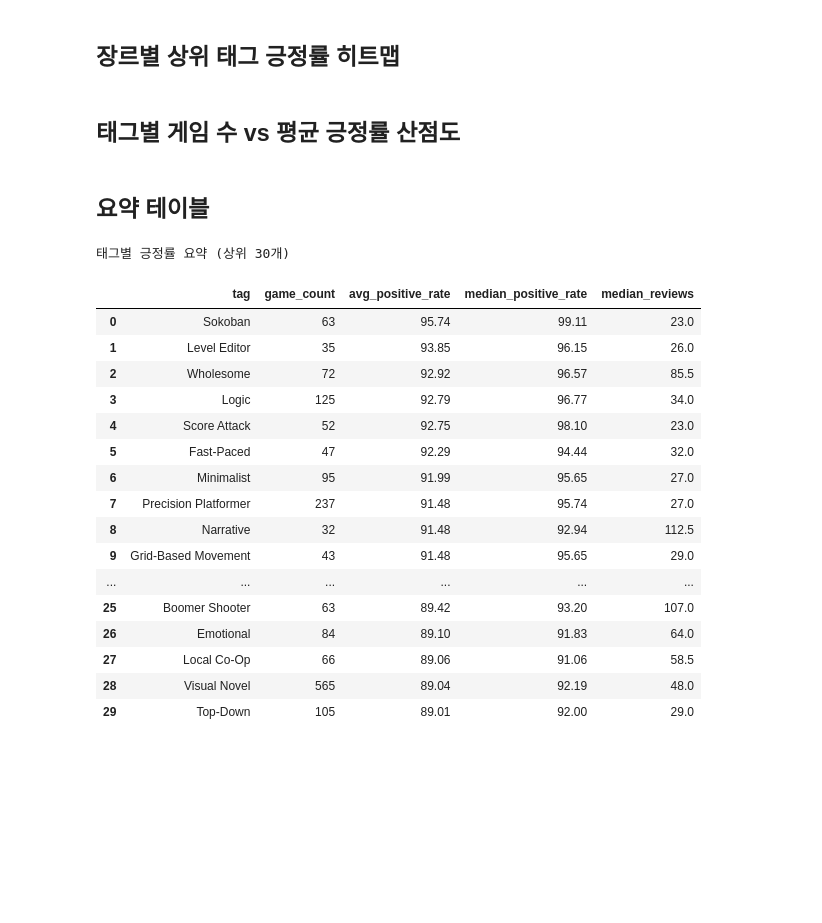
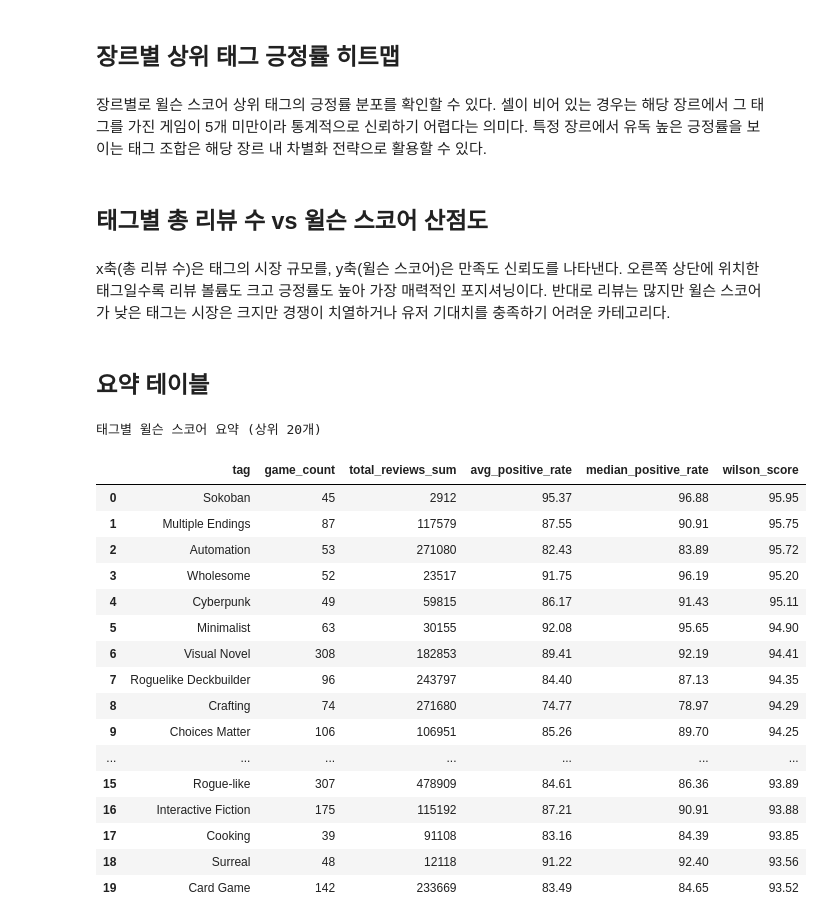
Before and after one commit to jinnyjinnyjinjin/steam-indie-game-analysis, a Jupyter notebook: src/notebooks/jin/08_tag_combination_analysis.ipynb, the cells around one changed output. Saved outputs shown, nothing was run; the diff lists cells and outputs as text; code cells hidden in the pictures; blank space fills up the shorter version.

```diff
--- a/src/notebooks/jin/08_tag_combination_analysis.ipynb
+++ b/src/notebooks/jin/08_tag_combination_analysis.ipynb
@@ -25,6 +34,5 @@ print(f'데이터 로드 완료: {df_games.shape[0]:,}개 게임')
 # %%
 def parse_tags(value: str) -> dict[str, int]:
-    """JSON 형태의 태그 딕셔너리를 파싱합니다."""
     if pd.isna(value):
         return {}
     try:
@@ -36,6 +44,22 @@ def parse_tags(value: str) -> dict[str, int]:
 def top_tags(tag_dict: dict, n: int = 5) -> list[str]:
     """투표수 기준 상위 n개 태그를 반환합니다."""
     return sorted(tag_dict, key=tag_dict.get, reverse=True)[:n]
+
+
+def wilson_lower(positive_sum: float, total_sum: float, z: float = 1.96) -> float:
+    """윌슨 신뢰구간 하한값 (95% 신뢰수준).
+
+    태그에 속한 게임들의 총 긍정 리뷰 수와 총 리뷰 수를 기반으로
+    '이 태그의 실제 긍정률이 최소 얼마 이상'인지를 보수적으로 추정한다.
+    """
+    if total_sum == 0:
+        return 0.0
+    p = positive_sum / total_sum
+    n = total_sum
+    return (
+        (p + z**2 / (2 * n) - z * ((p * (1 - p) + z**2 / (4 * n)) / n) ** 0.5)
+        / (1 + z**2 / n)
+    ) * 100
 
 
 df_clean = df_games.copy()
@@ -57,6 +147,6 @@ print(f'분석 가능 게임 수: {len(df_clean):,}개')
 # %%
 MIN_GAMES_PER_TAG = 30
-TOP_N_TAGS = 30
+TOP_N_TAGS = 20
 
 df_tag = df_clean.explode('top_tags').rename(columns={'top_tags': 'tag'})
 df_tag['tag'] = df_tag['tag'].astype(str).str.strip()
@@ -67,6 +157,8 @@ tag_stats = (
     .groupby('tag')
     .agg(
         game_count=('appid', 'nunique'),
+        positive_sum=('positive', 'sum'),
+        total_reviews_sum=('total_reviews', 'sum'),
         avg_positive_rate=('positive_rate', 'mean'),
         median_positive_rate=('positive_rate', 'median'),
         median_reviews=('total_reviews', 'median'),
@@ -74,12 +166,20 @@ tag_stats = (
     .reset_index()
 )
 
+tag_stats['wilson_score'] = tag_stats.apply(
+    lambda r: wilson_lower(r['positive_sum'], r['total_reviews_sum']), axis=1
+)
+
 tag_stats_filtered = (
     tag_stats[tag_stats['game_count'] >= MIN_GAMES_PER_TAG]
-    .sort_values('avg_positive_rate', ascending=False)
+    .sort_values('wilson_score', ascending=False)
     .reset_index(drop=True)
 )
 
 print(f'게임 수 {MIN_GAMES_PER_TAG}개 이상 태그: {len(tag_stats_filtered)}개')
-display(tag_stats_filtered.head(10).round(2))
+display(
+    tag_stats_filtered
+    .head(10)[['tag', 'game_count', 'total_reviews_sum', 'avg_positive_rate', 'wilson_score']]
+    .round(2)
+)
 # %% [output]
@@ -166,7 +272,9 @@ fig = px.imshow(
 )
 fig.update_layout(height=400)
 fig.show()
+# %% [markdown]
+장르별로 윌슨 스코어 상위 태그의 긍정률 분포를 확인할 수 있다. 셀이 비어 있는 경우는 해당 장르에서 그 태그를 가진 게임이 5개 미만이라 통계적으로 신뢰하기 어렵다는 의미다. 특정 장르에서 유독 높은 긍정률을 보이는 태그 조합은 해당 장르 내 차별화 전략으로 활용할 수 있다.
 # %% [markdown]
-## 태그별 게임 수 vs 평균 긍정률 산점도
+## 태그별 총 리뷰 수 vs 윌슨 스코어 산점도
 # %%
 plot_scatter = tag_stats_filtered.head(50)
@@ -201,30 +305,32 @@ fig.update_layout(height=550, yaxis_range=[85, 100], coloraxis_showscale=False)
 fig.show()
+# %% [markdown]
+x축(총 리뷰 수)은 태그의 시장 규모를, y축(윌슨 스코어)은 만족도 신뢰도를 나타낸다. 오른쪽 상단에 위치한 태그일수록 리뷰 볼륨도 크고 긍정률도 높아 가장 매력적인 포지셔닝이다. 반대로 리뷰는 많지만 윌슨 스코어가 낮은 태그는 시장은 크지만 경쟁이 치열하거나 유저 기대치를 충족하기 어려운 카테고리다.
 # %% [markdown]
 ## 요약 테이블
 # %%
-print('태그별 긍정률 요약 (상위 30개)')
+print(f'태그별 윌슨 스코어 요약 (상위 {TOP_N_TAGS}개)')
 display(
     tag_stats_filtered
-    .head(TOP_N_TAGS)[['tag', 'game_count', 'avg_positive_rate', 'median_positive_rate', 'median_reviews']]
+    .head(TOP_N_TAGS)[['tag', 'game_count', 'total_reviews_sum', 'avg_positive_rate', 'median_positive_rate', 'wilson_score']]
     .round(2)
     .reset_index(drop=True)
 )
 # %% [output]
-태그별 긍정률 요약 (상위 30개)
+태그별 윌슨 스코어 요약 (상위 20개)
-|  | tag | game_count | avg_positive_rate | median_positive_rate | median_reviews |
-| 0 | Sokoban | 63 | 95.74 | 99.11 | 23.0 |
-| 1 | Level Editor | 35 | 93.85 | 96.15 | 26.0 |
-| 2 | Wholesome | 72 | 92.92 | 96.57 | 85.5 |
-| 3 | Logic | 125 | 92.79 | 96.77 | 34.0 |
-| 4 | Score Attack | 52 | 92.75 | 98.10 | 23.0 |
-| 5 | Fast-Paced | 47 | 92.29 | 94.44 | 32.0 |
-| 6 | Minimalist | 95 | 91.99 | 95.65 | 27.0 |
-| 7 | Precision Platformer | 237 | 91.48 | 95.74 | 27.0 |
-| 8 | Narrative | 32 | 91.48 | 92.94 | 112.5 |
-| 9 | Grid-Based Movement | 43 | 91.48 | 95.65 | 29.0 |
-| ... | ... | ... | ... | ... | ... |
-| 25 | Boomer Shooter | 63 | 89.42 | 93.20 | 107.0 |
-| 26 | Emotional | 84 | 89.10 | 91.83 | 64.0 |
-| 27 | Local Co-Op | 66 | 89.06 | 91.06 | 58.5 |
-| 28 | Visual Novel | 565 | 89.04 | 92.19 | 48.0 |
-| 29 | Top-Down | 105 | 89.01 | 92.00 | 29.0 |
+|  | tag | game_count | total_reviews_sum | avg_positive_rate | median_positive_rate | wilson_score |
+| 0 | Sokoban | 45 | 2912 | 95.37 | 96.88 | 95.95 |
+| 1 | Multiple Endings | 87 | 117579 | 87.55 | 90.91 | 95.75 |
+| 2 | Automation | 53 | 271080 | 82.43 | 83.89 | 95.72 |
+| 3 | Wholesome | 52 | 23517 | 91.75 | 96.19 | 95.20 |
+| 4 | Cyberpunk | 49 | 59815 | 86.17 | 91.43 | 95.11 |
+| 5 | Minimalist | 63 | 30155 | 92.08 | 95.65 | 94.90 |
+| 6 | Visual Novel | 308 | 182853 | 89.41 | 92.19 | 94.41 |
+| 7 | Roguelike Deckbuilder | 96 | 243797 | 84.40 | 87.13 | 94.35 |
+| 8 | Crafting | 74 | 271680 | 74.77 | 78.97 | 94.29 |
+| 9 | Choices Matter | 106 | 106951 | 85.26 | 89.70 | 94.25 |
+| ... | ... | ... | ... | ... | ... | ... |
+| 15 | Rogue-like | 307 | 478909 | 84.61 | 86.36 | 93.89 |
+| 16 | Interactive Fiction | 175 | 115192 | 87.21 | 90.91 | 93.88 |
+| 17 | Cooking | 39 | 91108 | 83.16 | 84.39 | 93.85 |
+| 18 | Surreal | 48 | 12118 | 91.22 | 92.40 | 93.56 |
+| 19 | Card Game | 142 | 233669 | 83.49 | 84.65 | 93.52 |
```
Also changed, not shown: parts of 15 cells of this notebook, 21 other files.
